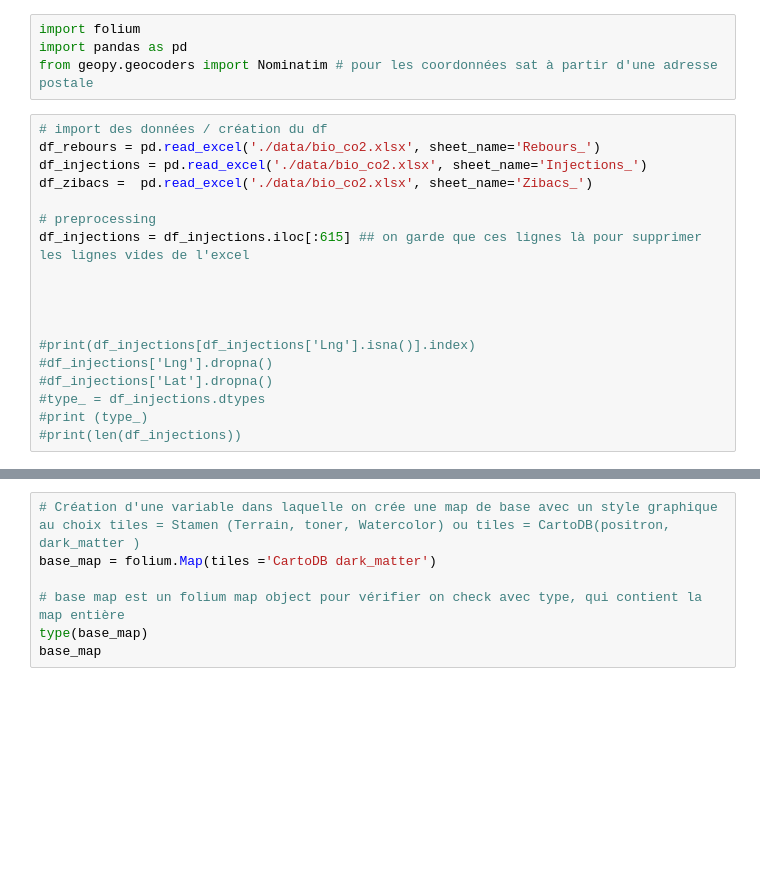
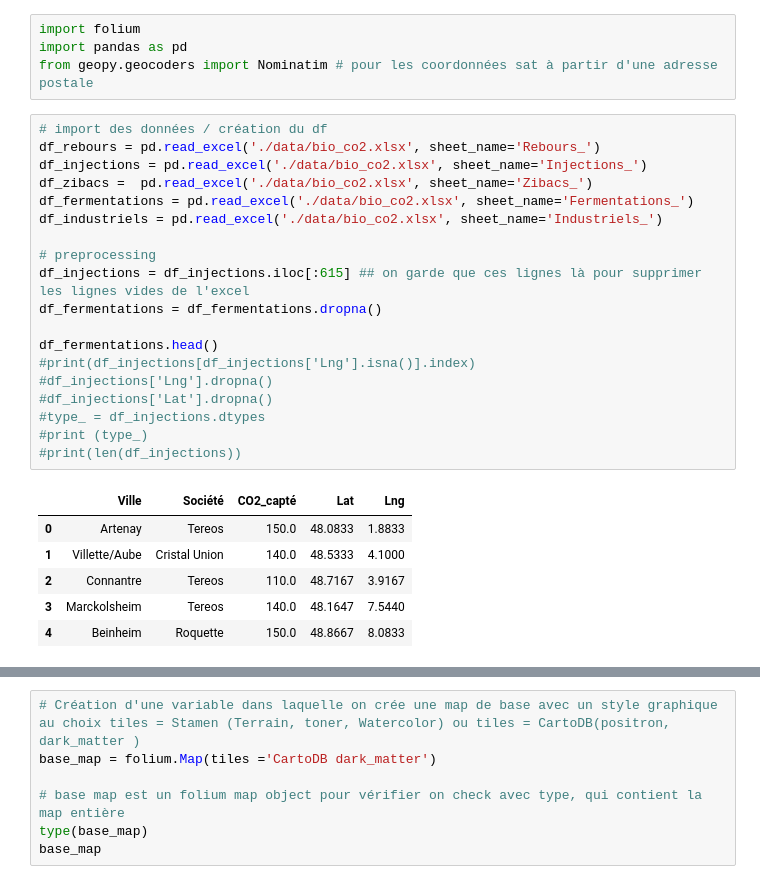
Before and after one commit to keynedupont/BioCO2_map, a Jupyter notebook: CO2_map.ipynb, the cells around one changed output, grey strips where cells are left out. Cells and saved outputs as stored; diff of their text form; blank space fills up the shorter version.

```diff
--- a/CO2_map.ipynb
+++ b/CO2_map.ipynb
@@ -11,21 +11,29 @@ from geopy.geocoders import Nominatim # pour les coordonnées sat à partir d'un
 # %%
 # import des données / création du df
 df_rebours = pd.read_excel('./data/bio_co2.xlsx', sheet_name='Rebours_')
 df_injections = pd.read_excel('./data/bio_co2.xlsx', sheet_name='Injections_')
 df_zibacs =  pd.read_excel('./data/bio_co2.xlsx', sheet_name='Zibacs_')
+df_fermentations = pd.read_excel('./data/bio_co2.xlsx', sheet_name='Fermentations_')
+df_industriels = pd.read_excel('./data/bio_co2.xlsx', sheet_name='Industriels_')
 
 # preprocessing
 df_injections = df_injections.iloc[:615] ## on garde que ces lignes là pour supprimer les lignes vides de l'excel
+df_fermentations = df_fermentations.dropna()
 
-
-
-
+df_fermentations.head()
 #print(df_injections[df_injections['Lng'].isna()].index)
 #df_injections['Lng'].dropna()
 #df_injections['Lat'].dropna()
 #type_ = df_injections.dtypes
 #print (type_)
 #print(len(df_injections))
+# %% [output]
+|  | Ville | Société | CO2_capté | Lat | Lng |
+| 0 | Artenay | Tereos | 150.0 | 48.0833 | 1.8833 |
+| 1 | Villette/Aube | Cristal Union | 140.0 | 48.5333 | 4.1000 |
+| 2 | Connantre | Tereos | 110.0 | 48.7167 | 3.9167 |
+| 3 | Marckolsheim | Tereos | 140.0 | 48.1647 | 7.5440 |
+| 4 | Beinheim | Roquette | 150.0 | 48.8667 | 8.0833 |
 # %%
 # Adjuster la position le départ et le niveau de zoom initial
 # définition de la position -> Juste donner les lattitude et longitude dans un tuple(Nord, Est) -> attention si vos coordonnées sont 74°W il faut les mettre en -74°E
```
Also changed, not shown: parts of 1 cell of this notebook, 2 other files.
